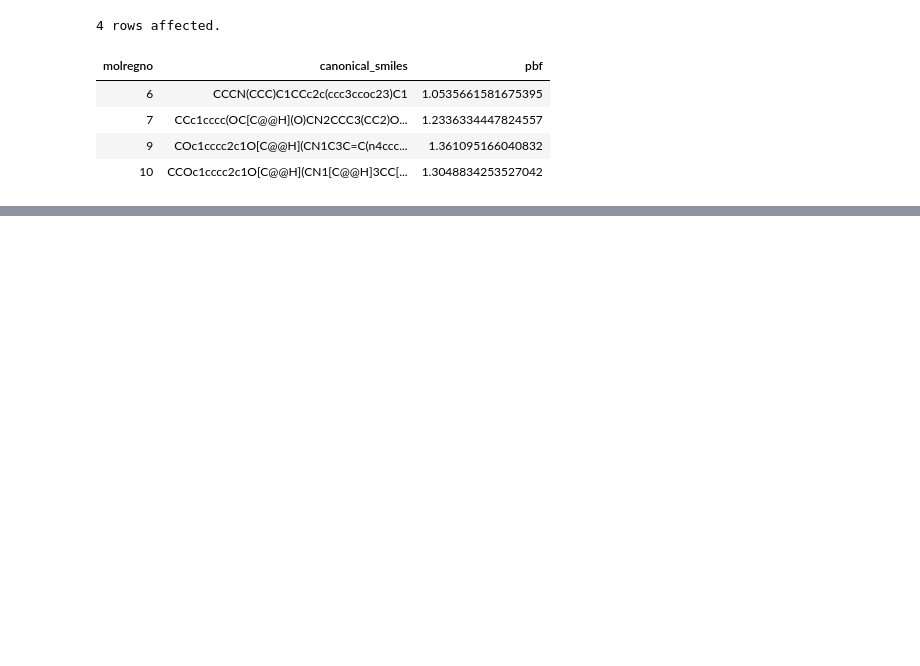
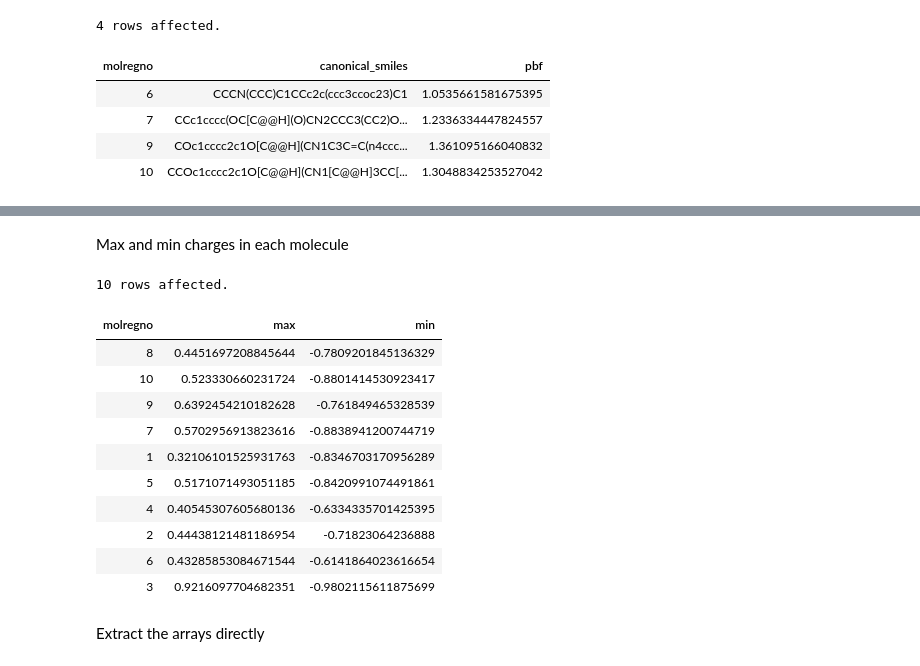
Before and after one commit to rinikerlab/lightweight-registration, a Jupyter notebook: demos/02_computational_experiment_1.ipynb, the cells around one changed output, grey strips where cells are left out. Drawn from its saved outputs; the diff is of its cells as text; code cells hidden in the pictures; blank space fills up the shorter version.

```diff
--- a/demos/02_computational_experiment_1.ipynb
+++ b/demos/02_computational_experiment_1.ipynb
@@ -188,0 +292,14 @@ str(uid)
+# %%
+from rdkit.Chem import rdEHTTools
+
+qm_expt_metadata = {
+    'Experiment Type':'QM Single Point',
+    'Method': 'eHT',
+    'RDKit Version': rdkit.__version__,
+    'Date': str(datetime.now())
+}
+import json
+import uuid
+qm_expt_uid = str(uuid.uuid4())
+curs.execute('insert into experiments.metadata values (%s,%s)',(str(qm_expt_uid),json.dumps(qm_expt_metadata)))
+cn.commit()
@@ -188,0 +386,22 @@ str(uid)
+# %% [markdown]
+Max and min charges in each molecule
+# %%
+%sql postgresql://localhost/lwreg_experiments_demo \
+  select molregno,max(q::float),min(q::float) from experiments.data,\
+    jsonb_array_elements(data->'atomic_charges') with ordinality arr(q,idx) \
+    where expt_uid=:qm_expt_uid group by molregno;
+# %% [output]
+10 rows affected.
+| molregno | max | min |
+| 8 | 0.4451697208845644 | -0.7809201845136329 |
+| 10 | 0.523330660231724 | -0.8801414530923417 |
+| 9 | 0.6392454210182628 | -0.761849465328539 |
+| 7 | 0.5702956913823616 | -0.8838941200744719 |
+| 1 | 0.32106101525931763 | -0.8346703170956289 |
+| 5 | 0.5171071493051185 | -0.8420991074491861 |
+| 4 | 0.40545307605680136 | -0.6334335701425395 |
+| 2 | 0.44438121481186954 | -0.71823064236888 |
+| 6 | 0.43285853084671544 | -0.6141864023616654 |
+| 3 | 0.9216097704682351 | -0.9802115611875699 |
+# %% [markdown]
+Extract the arrays directly
```
Also changed, not shown: parts of 31 cells of this notebook.
